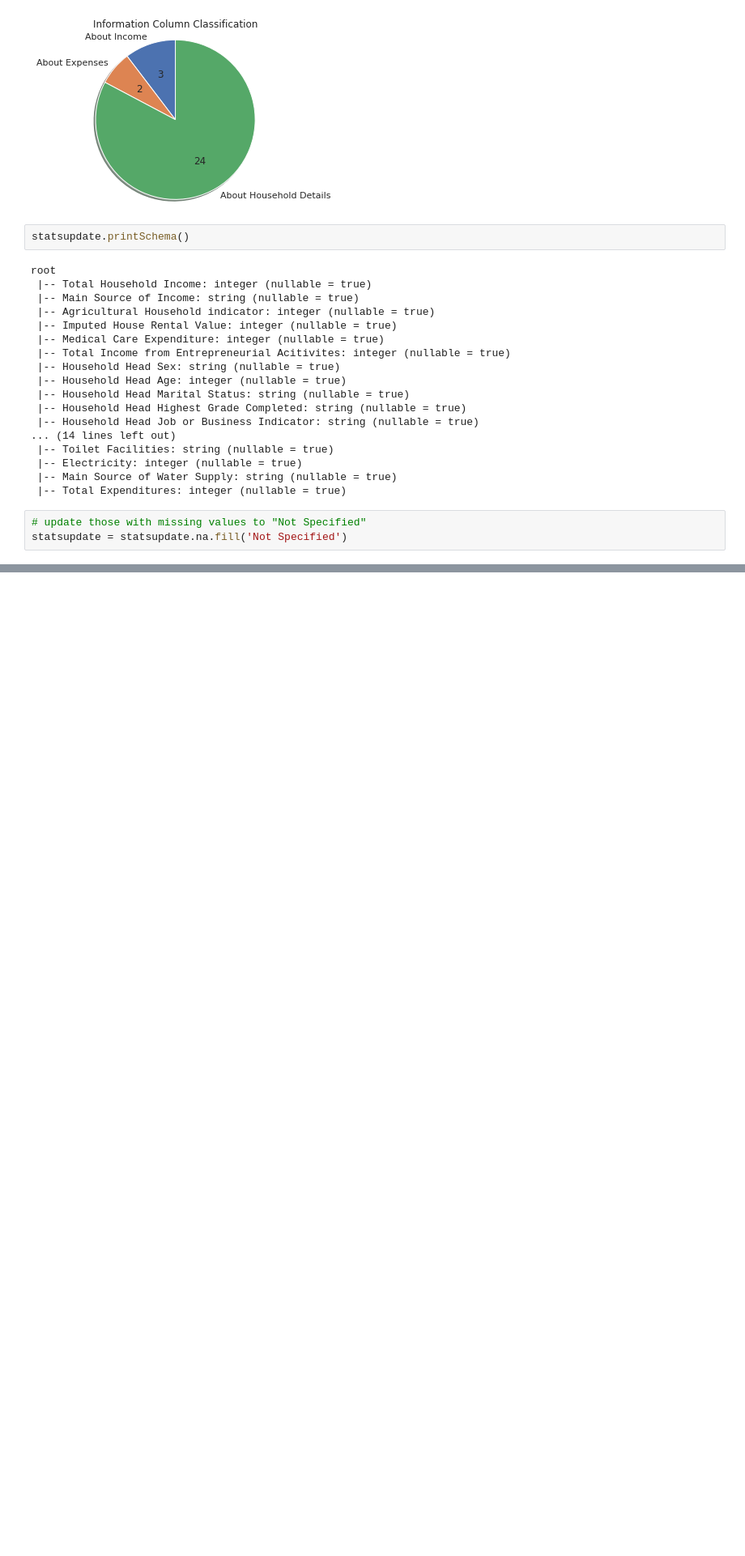
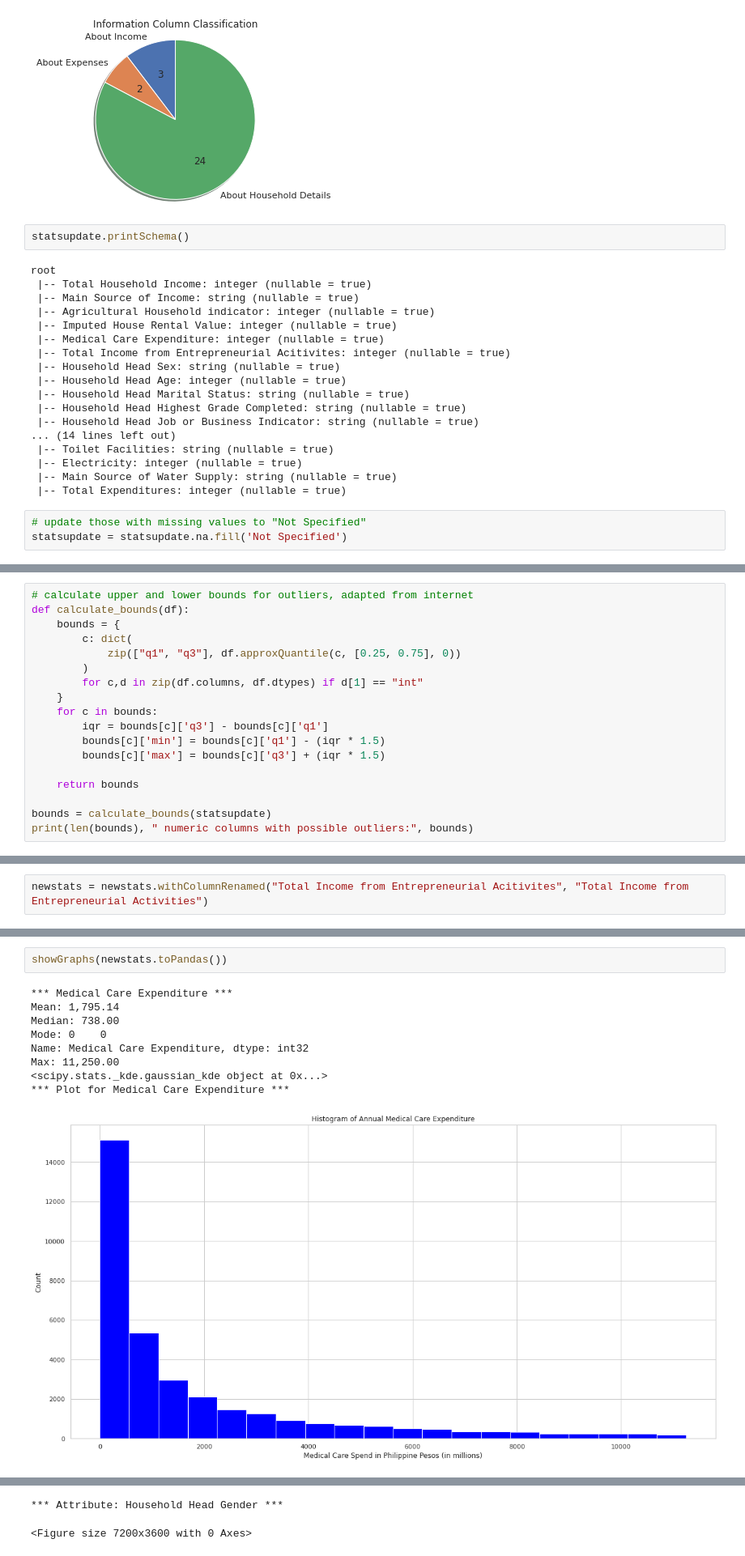
Before and after one commit to sconc/722DataMining, a Jupyter notebook: Iteration4.ipynb, the cells around one changed output, grey strips where cells are left out. Shown at 81% size. Cells and saved outputs as stored; diff of their text form; blank space fills up the shorter version.

```diff
--- a/Iteration4.ipynb
+++ b/Iteration4.ipynb
@@ -940,0 +942,18 @@ statsupdate.select(displayCols).summary().show()
+# %%
+# calculate upper and lower bounds for outliers, adapted from internet
+def calculate_bounds(df):
+    bounds = {
+        c: dict(
+            zip(["q1", "q3"], df.approxQuantile(c, [0.25, 0.75], 0))
+        )
+        for c,d in zip(df.columns, df.dtypes) if d[1] == "int"
+    }
+    for c in bounds:
+        iqr = bounds[c]['q3'] - bounds[c]['q1']
+        bounds[c]['min'] = bounds[c]['q1'] - (iqr * 1.5)
+        bounds[c]['max'] = bounds[c]['q3'] + (iqr * 1.5)
+
+    return bounds
+
+bounds = calculate_bounds(statsupdate)
+print(len(bounds), " numeric columns with possible outliers:", bounds)
@@ -940,0 +1070,2 @@ statsupdate.select(displayCols).summary().show()
+# %%
+newstats = newstats.withColumnRenamed("Total Income from Entrepreneurial Acitivites", "Total Income from Entrepreneurial Activities")
@@ -940,0 +1092,12 @@ statsupdate.select(displayCols).summary().show()
+# %%
+showGraphs(newstats.toPandas())
+# %% [output]
+*** Medical Care Expenditure ***
+Mean: 1,795.14
+Median: 738.00
+Mode: 0    0
+Name: Medical Care Expenditure, dtype: int32
+Max: 11,250.00
+<scipy.stats._kde.gaussian_kde object at 0x...>
+*** Plot for Medical Care Expenditure ***
+[figure, added]
@@ -940,0 +1122,2 @@ statsupdate.select(displayCols).summary().show()
+*** Attribute: Household Head Gender ***
+<Figure size 7200x3600 with 0 Axes>
```
Also changed, not shown: parts of 25 cells of this notebook.
